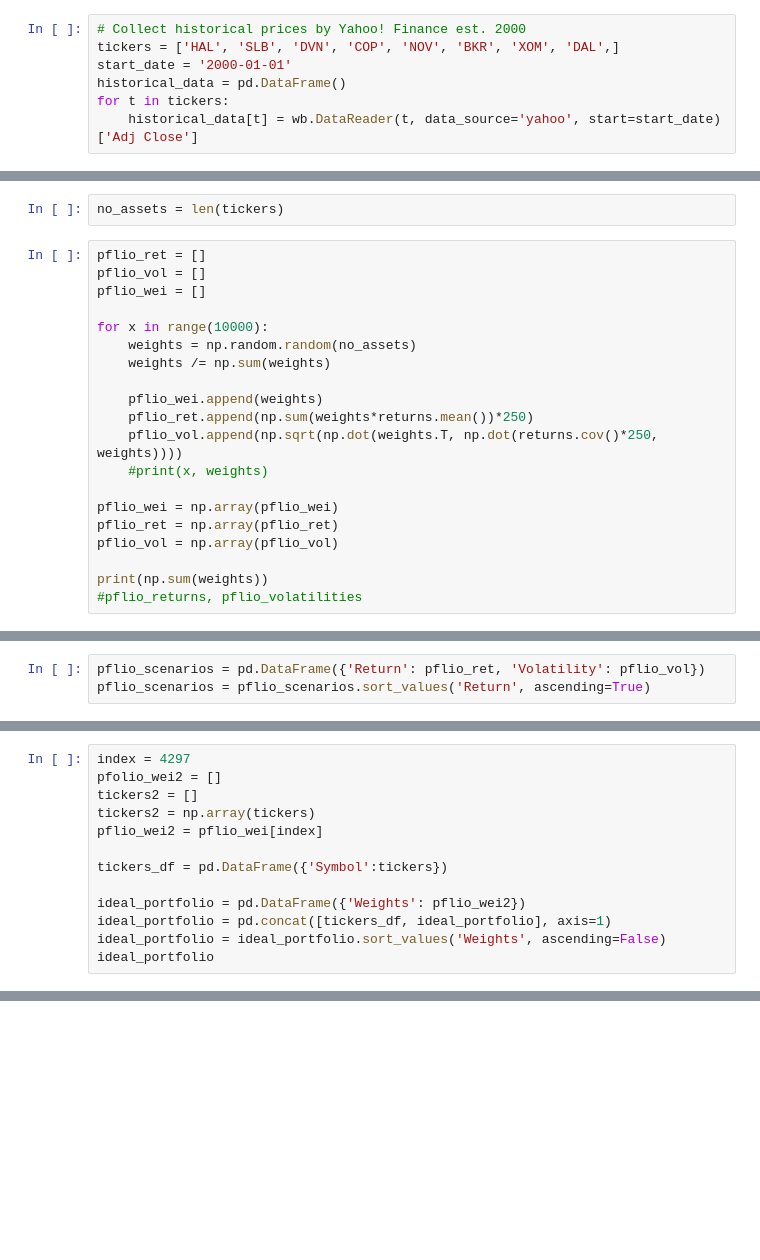
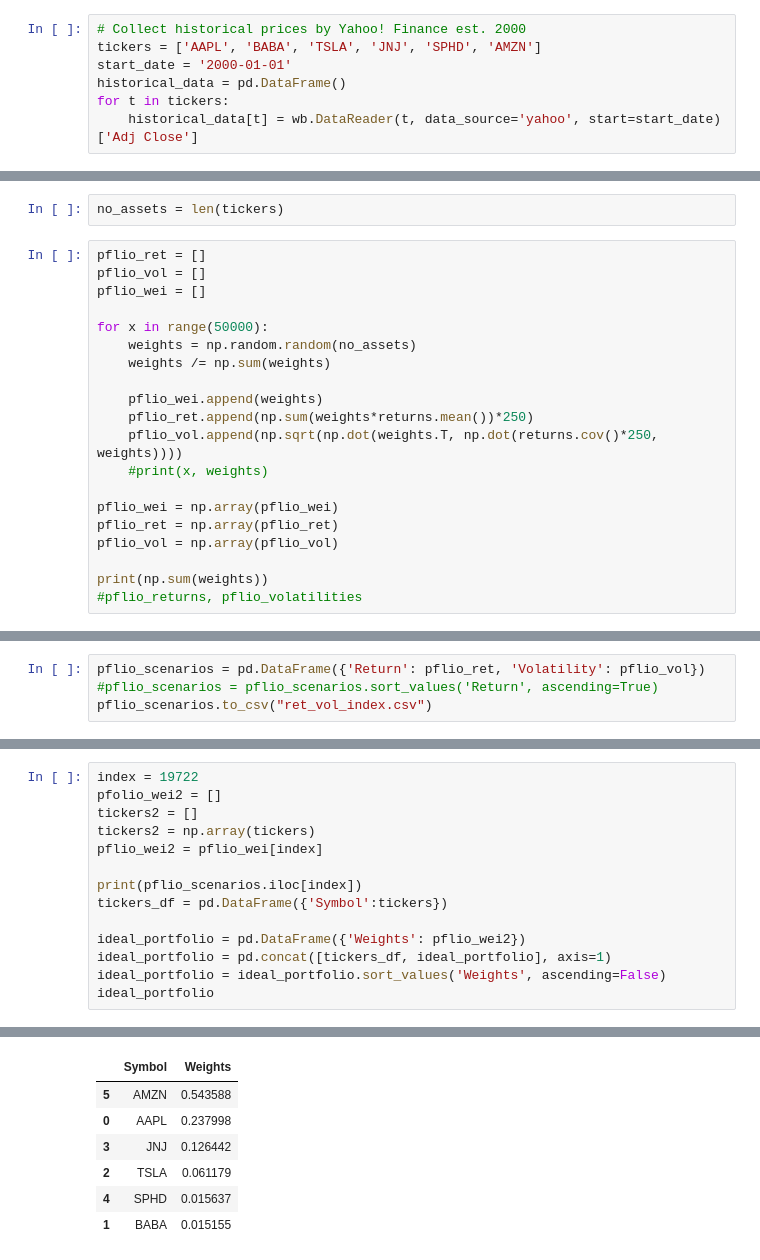
Before and after one commit to jpaguirre15/robinhood-portfolio-analysis, a Jupyter notebook: Individual Stocks.ipynb, the cells around one changed output, grey strips where cells are left out. Saved outputs shown, nothing was run; the diff lists cells and outputs as text; blank space fills up the shorter version.

```diff
--- a/Individual Stocks.ipynb
+++ b/Individual Stocks.ipynb
@@ -14,7 +14,7 @@ from pandas_datareader import data as wb
 %matplotlib inline
 # %%
 # Collect historical prices by Yahoo! Finance est. 2000
-tickers = ['HAL', 'SLB', 'DVN', 'COP', 'NOV', 'BKR', 'XOM', 'DAL',]
+tickers = ['AAPL', 'BABA', 'TSLA', 'JNJ', 'SPHD', 'AMZN']
 start_date = '2000-01-01'
 historical_data = pd.DataFrame()
 for t in tickers:
@@ -101,7 +207,7 @@ pflio_ret = []
 pflio_vol = []
 pflio_wei = []
 
-for x in range(10000):
+for x in range(50000):
     weights = np.random.random(no_assets)
     weights /= np.sum(weights)
 
@@ -119,6 +227,7 @@ print(np.sum(weights))
 # %%
 pflio_scenarios = pd.DataFrame({'Return': pflio_ret, 'Volatility': pflio_vol})
-pflio_scenarios = pflio_scenarios.sort_values('Return', ascending=True)
+#pflio_scenarios = pflio_scenarios.sort_values('Return', ascending=True)
+pflio_scenarios.to_csv("ret_vol_index.csv")
 # %%
 pflio_scenarios.head()
 #pflio_scenarios['Return']
@@ -132,13 +275,15 @@ plt.ylabel('Expected Return')
 # %%
-index = 4297
+index = 19722
 pfolio_wei2 = []
 tickers2 = []
 tickers2 = np.array(tickers)
 pflio_wei2 = pflio_wei[index]
 
+print(pflio_scenarios.iloc[index])
 tickers_df = pd.DataFrame({'Symbol':tickers})
 
 ideal_portfolio = pd.DataFrame({'Weights': pflio_wei2})
 ideal_portfolio = pd.concat([tickers_df, ideal_portfolio], axis=1)
 ideal_portfolio = ideal_portfolio.sort_values('Weights', ascending=False)
 ideal_portfolio
+# %% [output]
@@ -145,2 +293,9 @@ ideal_portfolio
+|  | Symbol | Weights |
+| 5 | AMZN | 0.543588 |
+| 0 | AAPL | 0.237998 |
+| 3 | JNJ | 0.126442 |
+| 2 | TSLA | 0.061179 |
+| 4 | SPHD | 0.015637 |
+| 1 | BABA | 0.015155 |
 # %%
 (historical_data/historical_data.iloc[0]*100).plot(figsize=(20,15))
```
Also changed, not shown: parts of 24 cells of this notebook, 5 other files.
